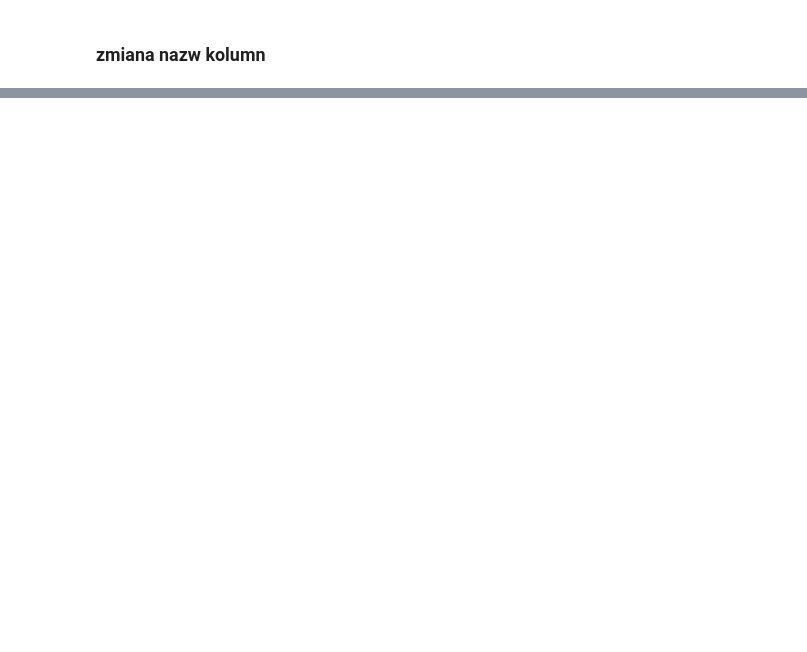
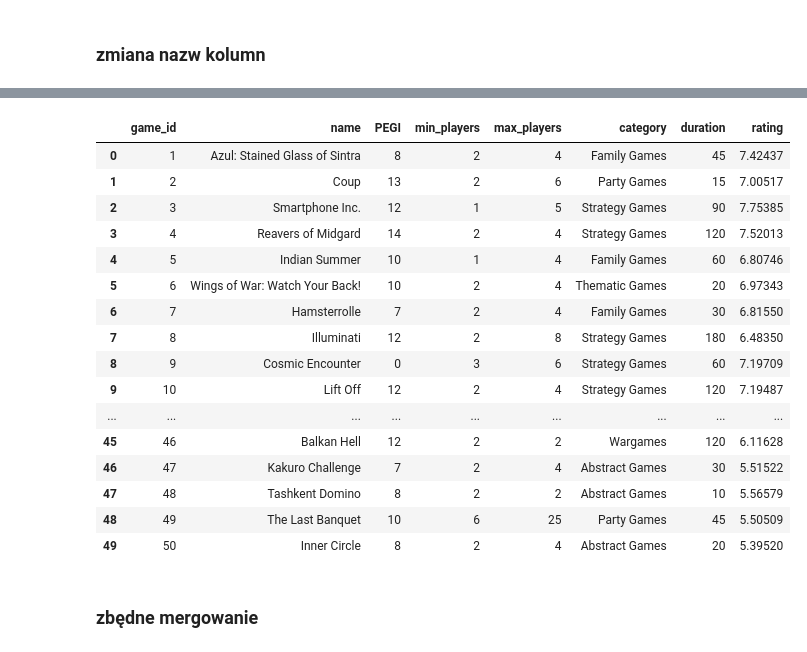
Before and after one commit to Staszek15/store-database, a Jupyter notebook: games_generate.ipynb, the cells around one changed output, grey strips where cells are left out. Drawn from its saved outputs; the diff is of its cells as text; code cells hidden in the pictures; blank space fills up the shorter version.

```diff
--- a/games_generate.ipynb
+++ b/games_generate.ipynb
@@ -61,0 +108,21 @@ my_games.to_excel('data_excel/games.xlsx', index=False)
+# %%
+games_repo = games_repo.rename(columns = {'Name': 'name'})
+games_repo
+# %% [output]
+|  | game_id | name | PEGI | min_players | max_players | category | duration | rating |
+| 0 | 1 | Azul: Stained Glass of Sintra | 8 | 2 | 4 | Family Games | 45 | 7.42437 |
+| 1 | 2 | Coup | 13 | 2 | 6 | Party Games | 15 | 7.00517 |
+| 2 | 3 | Smartphone Inc. | 12 | 1 | 5 | Strategy Games | 90 | 7.75385 |
+| 3 | 4 | Reavers of Midgard | 14 | 2 | 4 | Strategy Games | 120 | 7.52013 |
+| 4 | 5 | Indian Summer | 10 | 1 | 4 | Family Games | 60 | 6.80746 |
+| 5 | 6 | Wings of War: Watch Your Back! | 10 | 2 | 4 | Thematic Games | 20 | 6.97343 |
+| 6 | 7 | Hamsterrolle | 7 | 2 | 4 | Family Games | 30 | 6.81550 |
+| 7 | 8 | Illuminati | 12 | 2 | 8 | Strategy Games | 180 | 6.48350 |
+| 8 | 9 | Cosmic Encounter | 0 | 3 | 6 | Strategy Games | 60 | 7.19709 |
+| 9 | 10 | Lift Off | 12 | 2 | 4 | Strategy Games | 120 | 7.19487 |
+| ... | ... | ... | ... | ... | ... | ... | ... | ... |
+| 45 | 46 | Balkan Hell | 12 | 2 | 2 | Wargames | 120 | 6.11628 |
+| 46 | 47 | Kakuro Challenge | 7 | 2 | 4 | Abstract Games | 30 | 5.51522 |
+| 47 | 48 | Tashkent Domino | 8 | 2 | 2 | Abstract Games | 10 | 5.56579 |
+| 48 | 49 | The Last Banquet | 10 | 6 | 25 | Party Games | 45 | 5.50509 |
+| 49 | 50 | Inner Circle | 8 | 2 | 4 | Abstract Games | 20 | 5.39520 |
@@ -61,0 +139,2 @@ my_games.to_excel('data_excel/games.xlsx', index=False)
+# %% [markdown]
+### zbędne mergowanie
```
Also changed, not shown: parts of 11 cells of this notebook, 2 other files.
